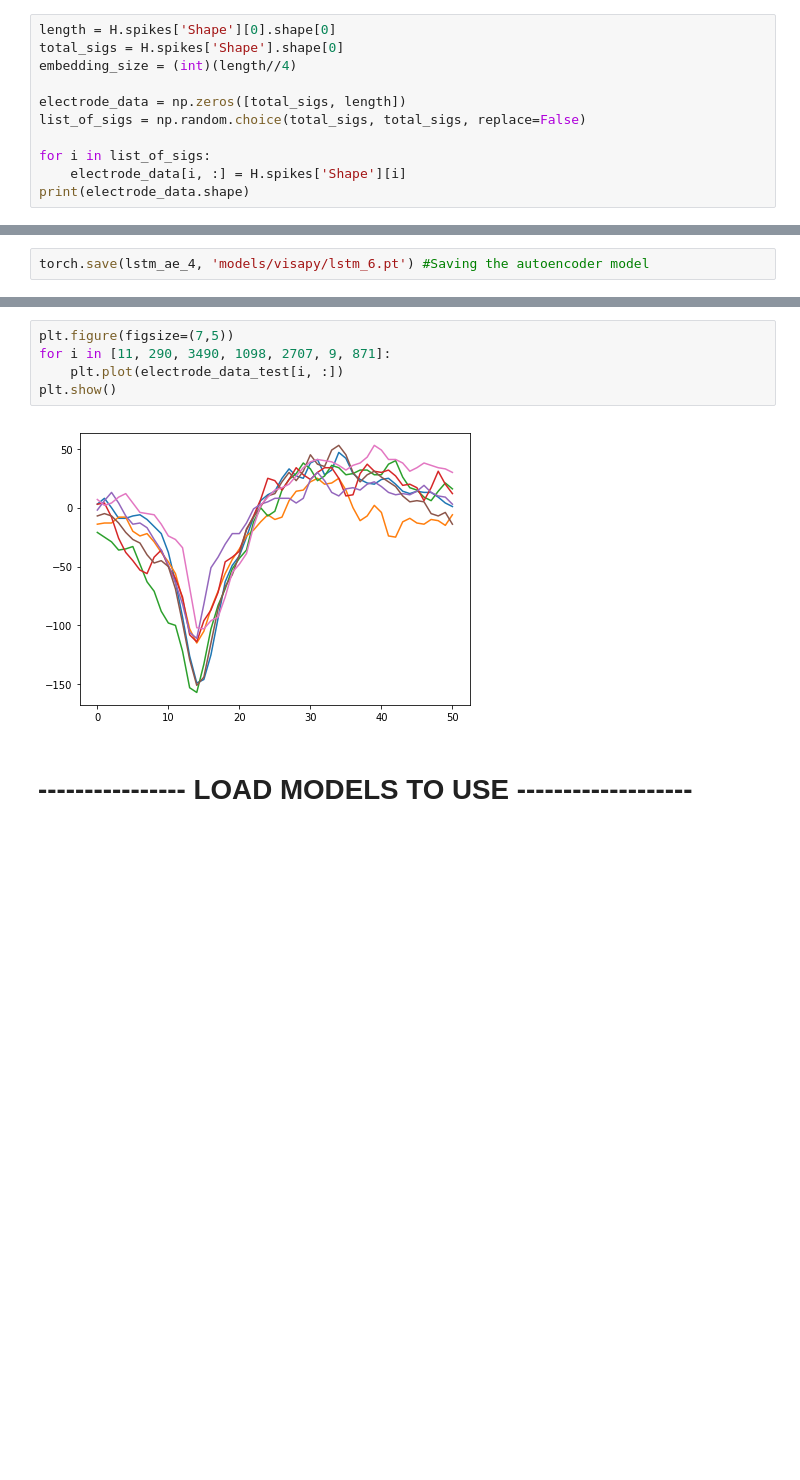
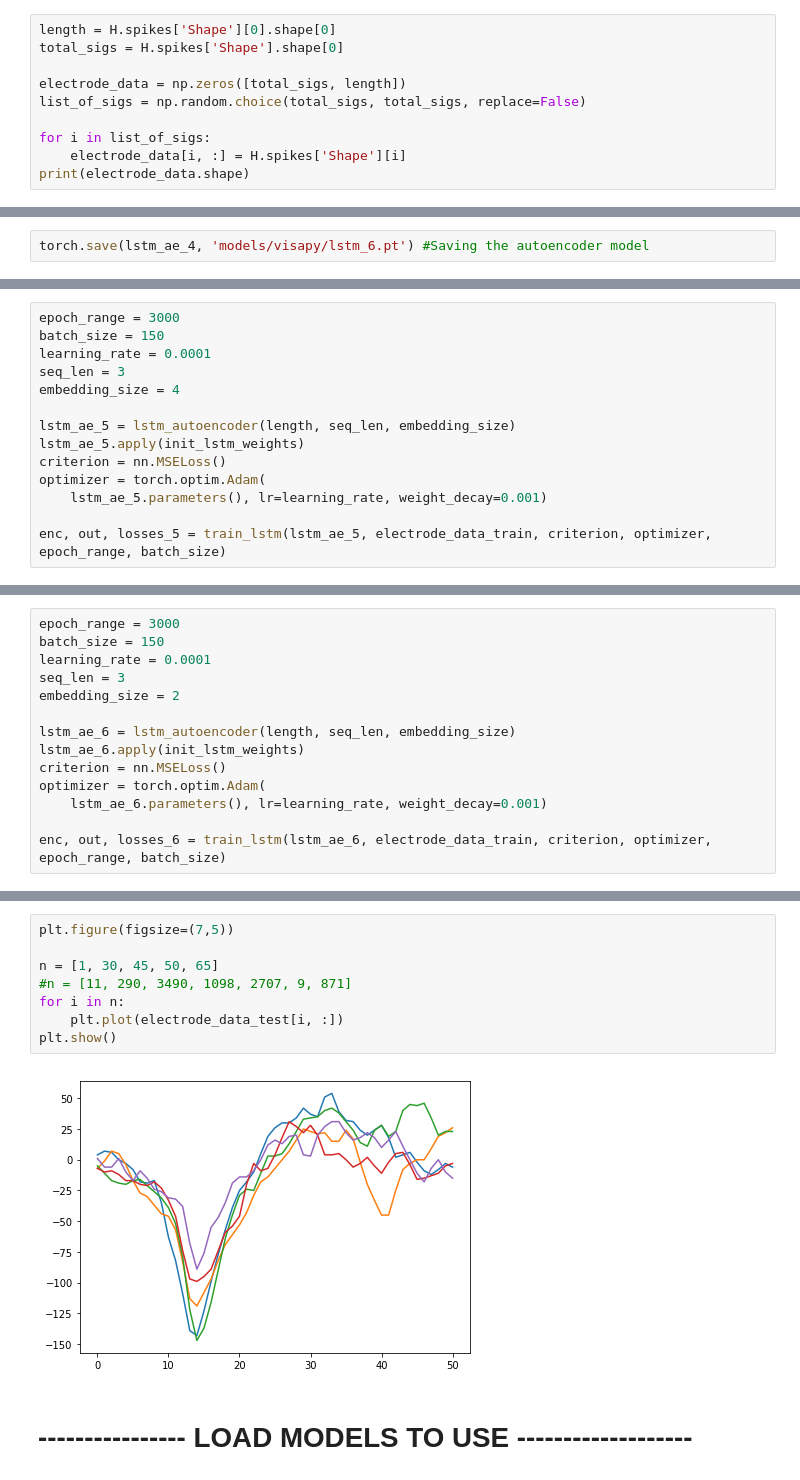
Before and after one commit to psambit9791/SpikeSort, a Jupyter notebook: VisaPy - LSTM Autoencoder.ipynb, the cells around one changed output, grey strips where cells are left out. Drawn from its saved outputs; the diff is of its cells as text; blank space fills up the shorter version.

```diff
--- a/VisaPy - LSTM Autoencoder.ipynb
+++ b/VisaPy - LSTM Autoencoder.ipynb
@@ -84,7 +84,6 @@ plt.show()
 # %%
 length = H.spikes['Shape'][0].shape[0]
 total_sigs = H.spikes['Shape'].shape[0]
-embedding_size = (int)(length//4)
 
 electrode_data = np.zeros([total_sigs, length])
 list_of_sigs = np.random.choice(total_sigs, total_sigs, replace=False)
@@ -427,0 +429,14 @@ plt.show()
+# %%
+epoch_range = 3000
+batch_size = 150
+learning_rate = 0.0001
+seq_len = 3
+embedding_size = 4
+
+lstm_ae_5 = lstm_autoencoder(length, seq_len, embedding_size)
+lstm_ae_5.apply(init_lstm_weights)
+criterion = nn.MSELoss()
+optimizer = torch.optim.Adam(
+    lstm_ae_5.parameters(), lr=learning_rate, weight_decay=0.001)
+
+enc, out, losses_5 = train_lstm(lstm_ae_5, electrode_data_train, criterion, optimizer, epoch_range, batch_size)
@@ -427,0 +471,14 @@ plt.show()
+# %%
+epoch_range = 3000
+batch_size = 150
+learning_rate = 0.0001
+seq_len = 3
+embedding_size = 2
+
+lstm_ae_6 = lstm_autoencoder(length, seq_len, embedding_size)
+lstm_ae_6.apply(init_lstm_weights)
+criterion = nn.MSELoss()
+optimizer = torch.optim.Adam(
+    lstm_ae_6.parameters(), lr=learning_rate, weight_decay=0.001)
+
+enc, out, losses_6 = train_lstm(lstm_ae_6, electrode_data_train, criterion, optimizer, epoch_range, batch_size)
@@ -492,10 +576,13 @@ plt.show()
 # %%
 plt.figure(figsize=(7,5))
-for i in [11, 290, 3490, 1098, 2707, 9, 871]:
+
+n = [1, 30, 45, 50, 65]
+#n = [11, 290, 3490, 1098, 2707, 9, 871]
+for i in n:
     plt.plot(electrode_data_test[i, :])
 plt.show()
 # %% [output]
-[figure, old version]
+[figure, new version]
 # %% [markdown]
 # ---------------- LOAD MODELS TO USE -------------------
 # %%
```
Also changed, not shown: parts of 26 cells of this notebook, 14 other files.
